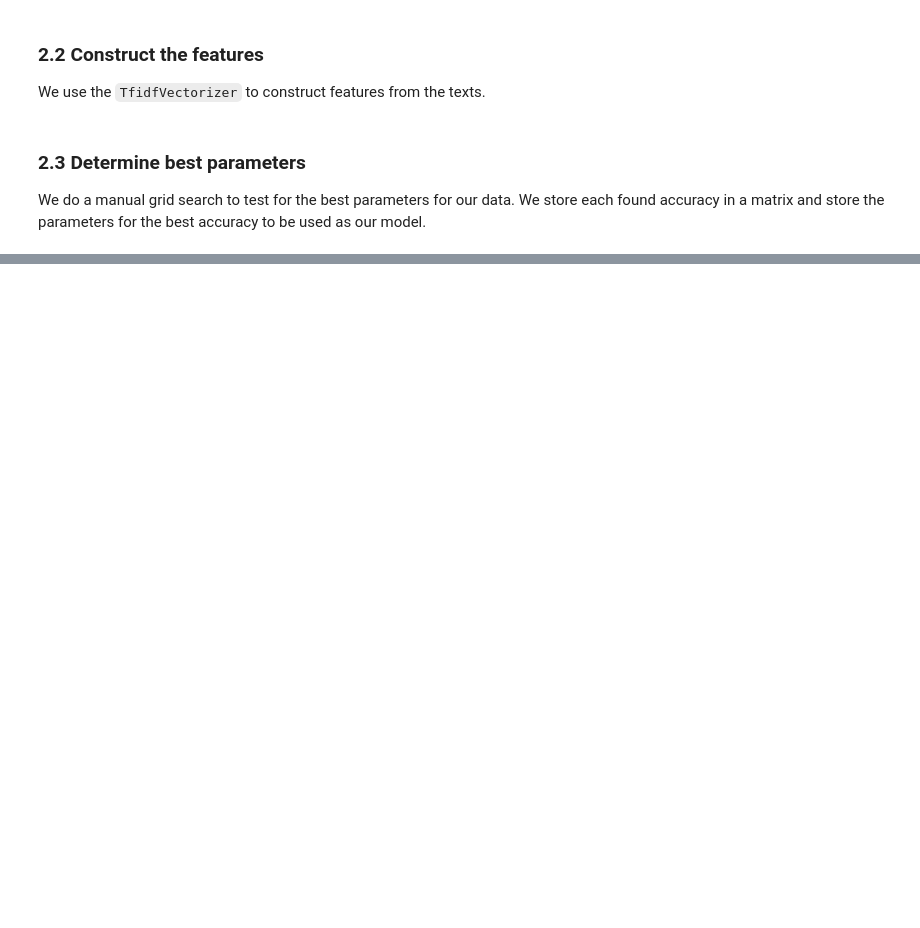
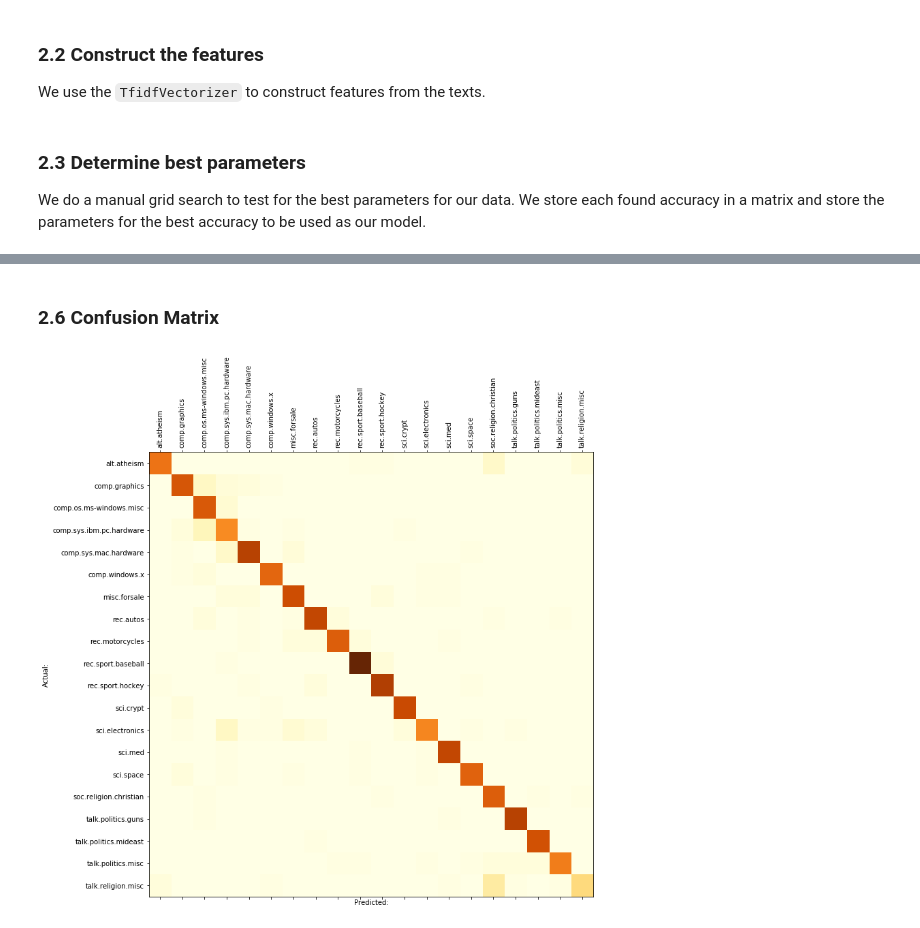
Before and after one commit to Polymere/ADA_Group, a Jupyter notebook: Homework/04 - Applied ML/HW4P2.ipynb, the cells around one changed output, grey strips where cells are left out. Cells and saved outputs as stored; diff of their text form; code cells hidden in the pictures; blank space fills up the shorter version.

```diff
--- a/Homework/04 - Applied ML/HW4P2.ipynb
+++ b/Homework/04 - Applied ML/HW4P2.ipynb
@@ -123,0 +173,19 @@ best_features[:10] # 10 most important features
+# %% [markdown]
+### 2.6 Confusion Matrix
+# %%
+from sklearn.metrics import confusion_matrix
+
+y_pred = highest_rf.predict(X_test)
+cf = confusion_matrix(y_test, y_pred)
+cf = cf / y_test.size
+
+fig = plt.figure(figsize=[12,12])
+ax = fig.add_subplot(111)
+cax = ax.matshow(cf, interpolation=None, cmap='YlOrBr')
+plt.xlabel("Predicted:")
+plt.ylabel("Actual:")
+plt.xticks(range(len(newsgroup_data.target_names)), newsgroup_data.target_names, rotation=90)
+plt.yticks(range(len(newsgroup_data.target_names)), newsgroup_data.target_names)
+plt.show()
+# %% [output]
+[figure, added]
```
Also changed, not shown: parts of 20 cells of this notebook.
